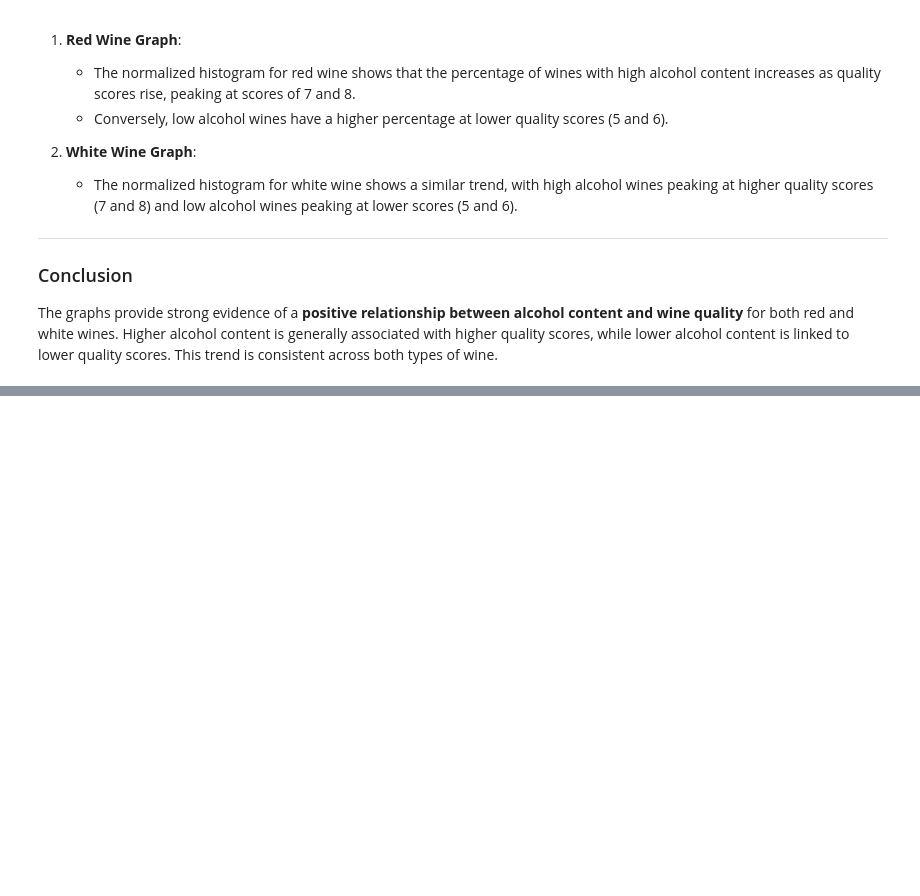
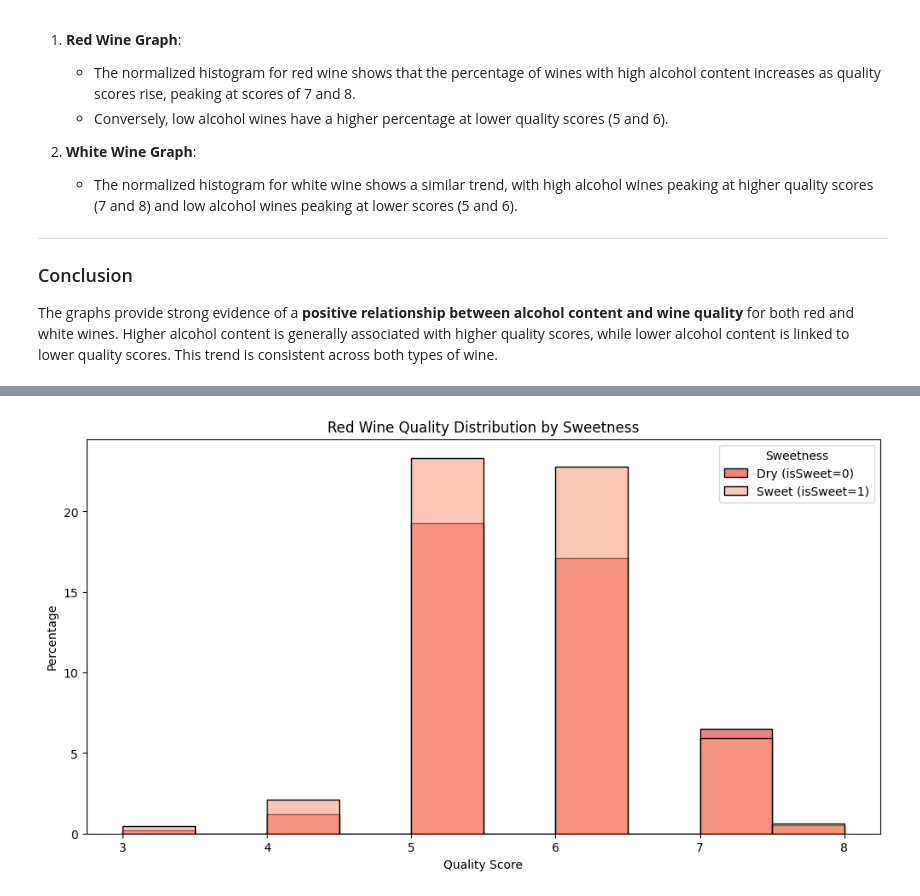
Before and after one commit to noahsaa100/Wine-Analysis, a Jupyter notebook: wine_analysis.ipynb, the cells around one changed output, grey strips where cells are left out. Cells and saved outputs as stored; diff of their text form; code cells hidden in the pictures; blank space fills up the shorter version.

Commit message:
sweet/dry quality analysis

```diff
--- a/wine_analysis.ipynb
+++ b/wine_analysis.ipynb
@@ -228,0 +250,6 @@ The graphs provide strong evidence of a **positive relationship between alcohol
+# %%
+red_threshold = red_wine['residual sugar'].median()
+white_threshold = white_wine['residual sugar'].median()
+
+print(f"Red Wine Threshold: {red_threshold} g/L")
+print(f"White Wine Threshold: {white_threshold} g/L")
@@ -228,0 +265,3 @@ The graphs provide strong evidence of a **positive relationship between alcohol
+# %%
+red_wine['isSweet'] = np.where(red_wine['residual sugar'] > red_threshold, 1, 0)
+white_wine['isSweet'] = np.where(white_wine['residual sugar'] > white_threshold, 1, 0)
@@ -228,0 +295,10 @@ The graphs provide strong evidence of a **positive relationship between alcohol
+# %%
+plt.figure(figsize=(12, 6))
+sns.histplot(data=red_wine, x="quality", hue="isSweet", bins=10, kde=False, palette="Reds", alpha=0.6, stat="percent")
+plt.title("Red Wine Quality Distribution by Sweetness")
+plt.xlabel("Quality Score")
+plt.ylabel("Percentage")
+plt.legend(title="Sweetness", labels=["Dry (isSweet=0)", "Sweet (isSweet=1)"])
+plt.show()
+# %% [output]
+[figure, added]
```
Also changed, not shown: parts of 12 cells of this notebook.
